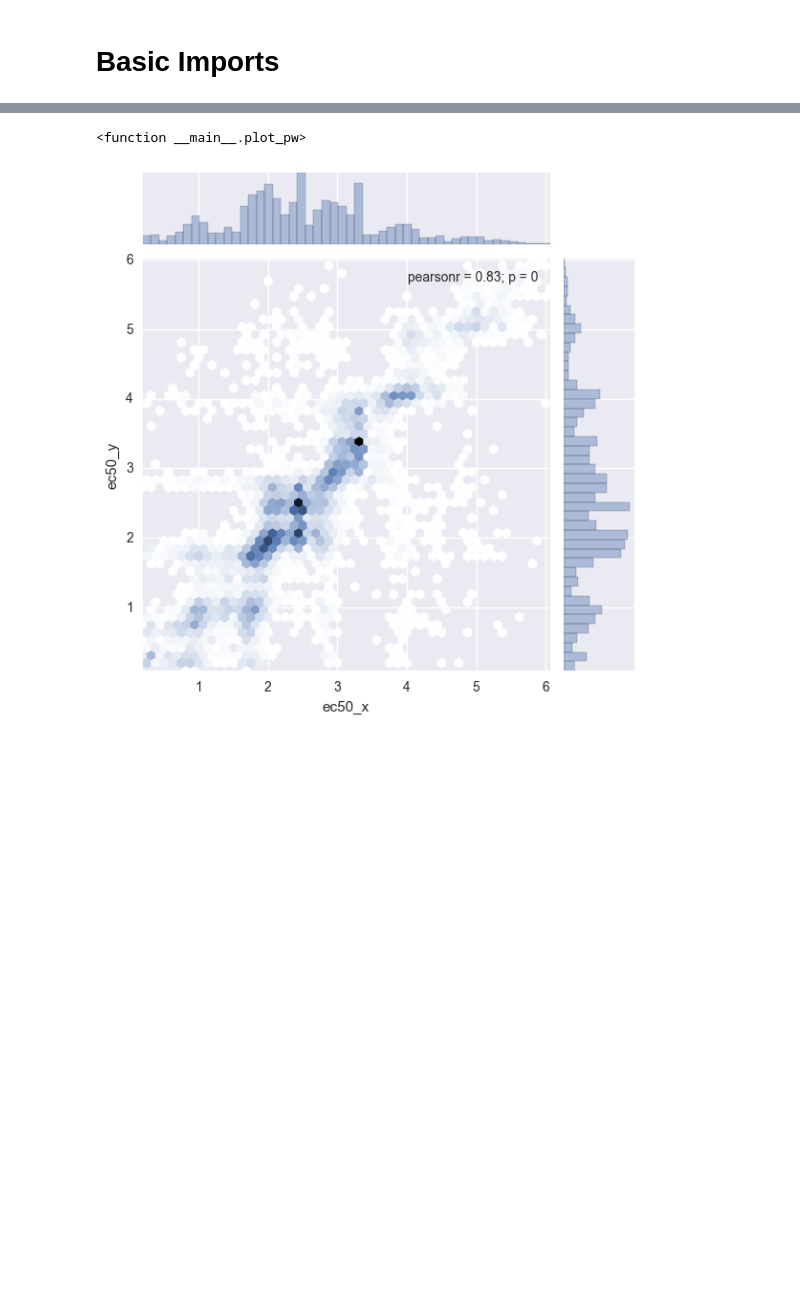
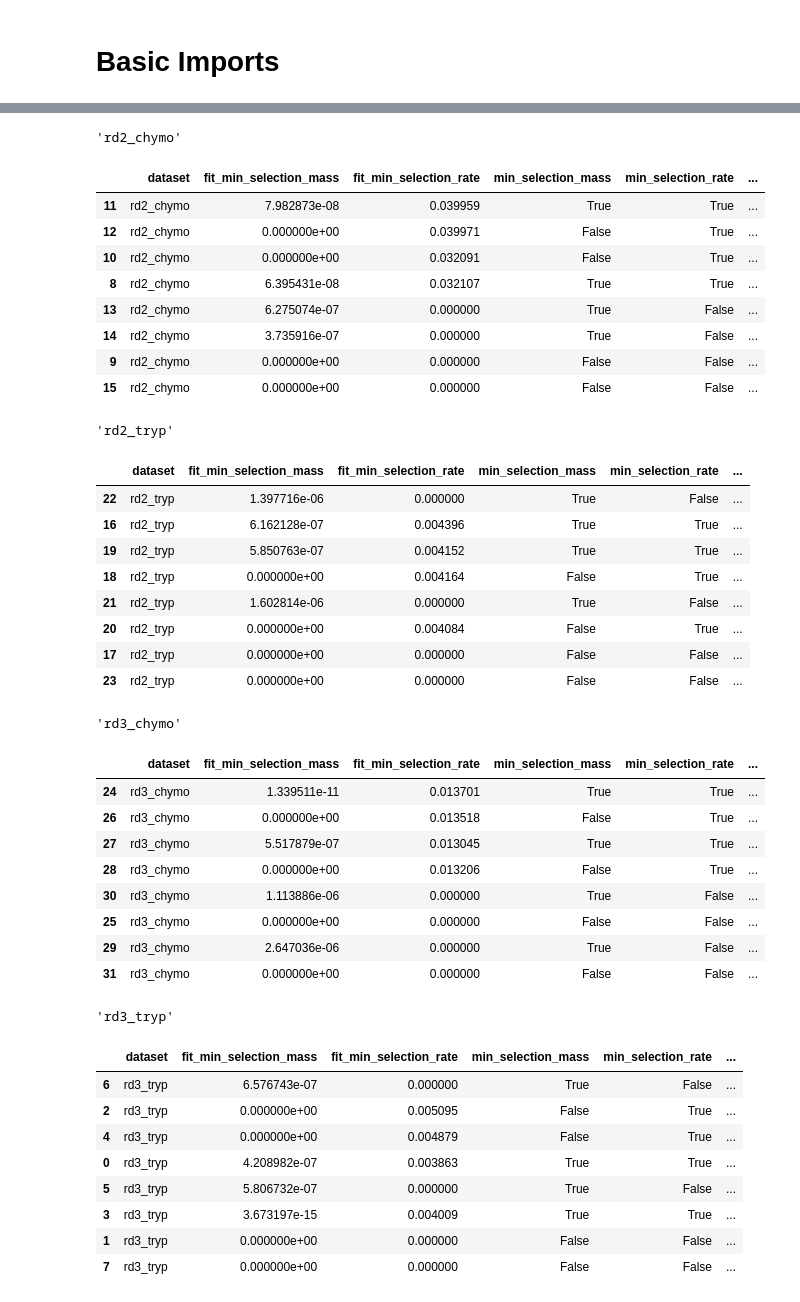
Before and after one commit to asford/protease_experimental_analysis, a Jupyter notebook: workspace/replicate_analysis_analysis.ipynb, the cells around one changed output, grey strips where cells are left out. Drawn from its saved outputs; the diff is of its cells as text; code cells hidden in the pictures; blank space fills up the shorter version.

```diff
--- a/workspace/replicate_analysis_analysis.ipynb
+++ b/workspace/replicate_analysis_analysis.ipynb
@@ -93,18 +158,47 @@ eval_records
-# %%
-def plot_pw(dataset, params):
-    sf = summary_frames[dataset][params]
-    seaborn.jointplot(
-        "ec50_x", "ec50_y", data=sf,
-        kind="hex", joint_kws=dict(mincnt=1),
-
-
-    )
-
-ipyw.interact(
-    plot_pw,
-    dataset=ipyw.Select(options=summary_frames.keys()),
-    params=ipyw.Select(options=parameter_sets)
-)
-# %% [output]
-<function __main__.plot_pw>
-[figure, removed]
+# %%
+import IPython
+
+for g, df in eval_records.groupby("dataset"):
+    IPython.display.display(g)
+    IPython.display.display(df.sort_values("neg_outlier_mse", ascending=False))
+# %% [output]
+'rd2_chymo'
+|  | dataset | fit_min_selection_mass | fit_min_selection_rate | min_selection_mass | min_selection_rate | ... |
+| 11 | rd2_chymo | 7.982873e-08 | 0.039959 | True | True | ... |
+| 12 | rd2_chymo | 0.000000e+00 | 0.039971 | False | True | ... |
+| 10 | rd2_chymo | 0.000000e+00 | 0.032091 | False | True | ... |
+| 8 | rd2_chymo | 6.395431e-08 | 0.032107 | True | True | ... |
+| 13 | rd2_chymo | 6.275074e-07 | 0.000000 | True | False | ... |
+| 14 | rd2_chymo | 3.735916e-07 | 0.000000 | True | False | ... |
+| 9 | rd2_chymo | 0.000000e+00 | 0.000000 | False | False | ... |
+| 15 | rd2_chymo | 0.000000e+00 | 0.000000 | False | False | ... |
+'rd2_tryp'
+|  | dataset | fit_min_selection_mass | fit_min_selection_rate | min_selection_mass | min_selection_rate | ... |
+| 22 | rd2_tryp | 1.397716e-06 | 0.000000 | True | False | ... |
+| 16 | rd2_tryp | 6.162128e-07 | 0.004396 | True | True | ... |
+| 19 | rd2_tryp | 5.850763e-07 | 0.004152 | True | True | ... |
+| 18 | rd2_tryp | 0.000000e+00 | 0.004164 | False | True | ... |
+| 21 | rd2_tryp | 1.602814e-06 | 0.000000 | True | False | ... |
+| 20 | rd2_tryp | 0.000000e+00 | 0.004084 | False | True | ... |
+| 17 | rd2_tryp | 0.000000e+00 | 0.000000 | False | False | ... |
+| 23 | rd2_tryp | 0.000000e+00 | 0.000000 | False | False | ... |
+'rd3_chymo'
+|  | dataset | fit_min_selection_mass | fit_min_selection_rate | min_selection_mass | min_selection_rate | ... |
+| 24 | rd3_chymo | 1.339511e-11 | 0.013701 | True | True | ... |
+| 26 | rd3_chymo | 0.000000e+00 | 0.013518 | False | True | ... |
+| 27 | rd3_chymo | 5.517879e-07 | 0.013045 | True | True | ... |
+| 28 | rd3_chymo | 0.000000e+00 | 0.013206 | False | True | ... |
+| 30 | rd3_chymo | 1.113886e-06 | 0.000000 | True | False | ... |
+| 25 | rd3_chymo | 0.000000e+00 | 0.000000 | False | False | ... |
+| 29 | rd3_chymo | 2.647036e-06 | 0.000000 | True | False | ... |
+| 31 | rd3_chymo | 0.000000e+00 | 0.000000 | False | False | ... |
+'rd3_tryp'
+|  | dataset | fit_min_selection_mass | fit_min_selection_rate | min_selection_mass | min_selection_rate | ... |
+| 6 | rd3_tryp | 6.576743e-07 | 0.000000 | True | False | ... |
+| 2 | rd3_tryp | 0.000000e+00 | 0.005095 | False | True | ... |
+| 4 | rd3_tryp | 0.000000e+00 | 0.004879 | False | True | ... |
+| 0 | rd3_tryp | 4.208982e-07 | 0.003863 | True | True | ... |
+| 5 | rd3_tryp | 5.806732e-07 | 0.000000 | True | False | ... |
+| 3 | rd3_tryp | 3.673197e-15 | 0.004009 | True | True | ... |
+| 1 | rd3_tryp | 0.000000e+00 | 0.000000 | False | False | ... |
+| 7 | rd3_tryp | 0.000000e+00 | 0.000000 | False | False | ... |
```
Also changed, not shown: parts of 17 cells of this notebook, 3 other files.
